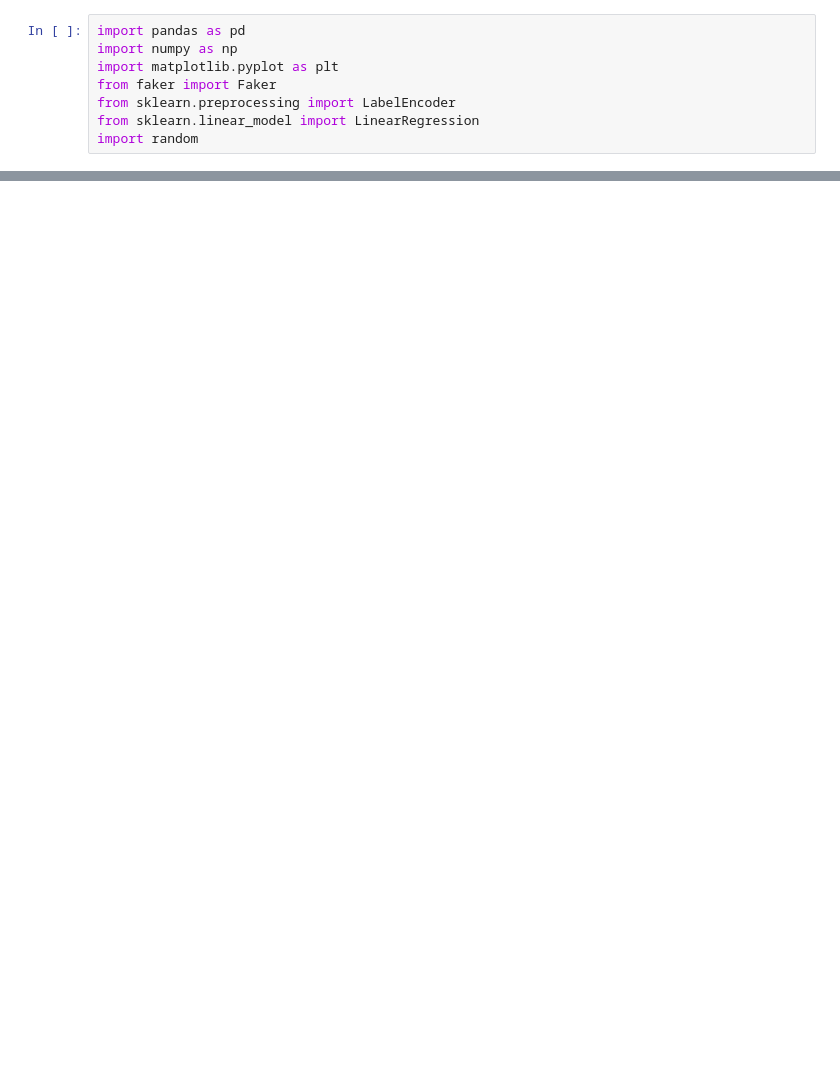
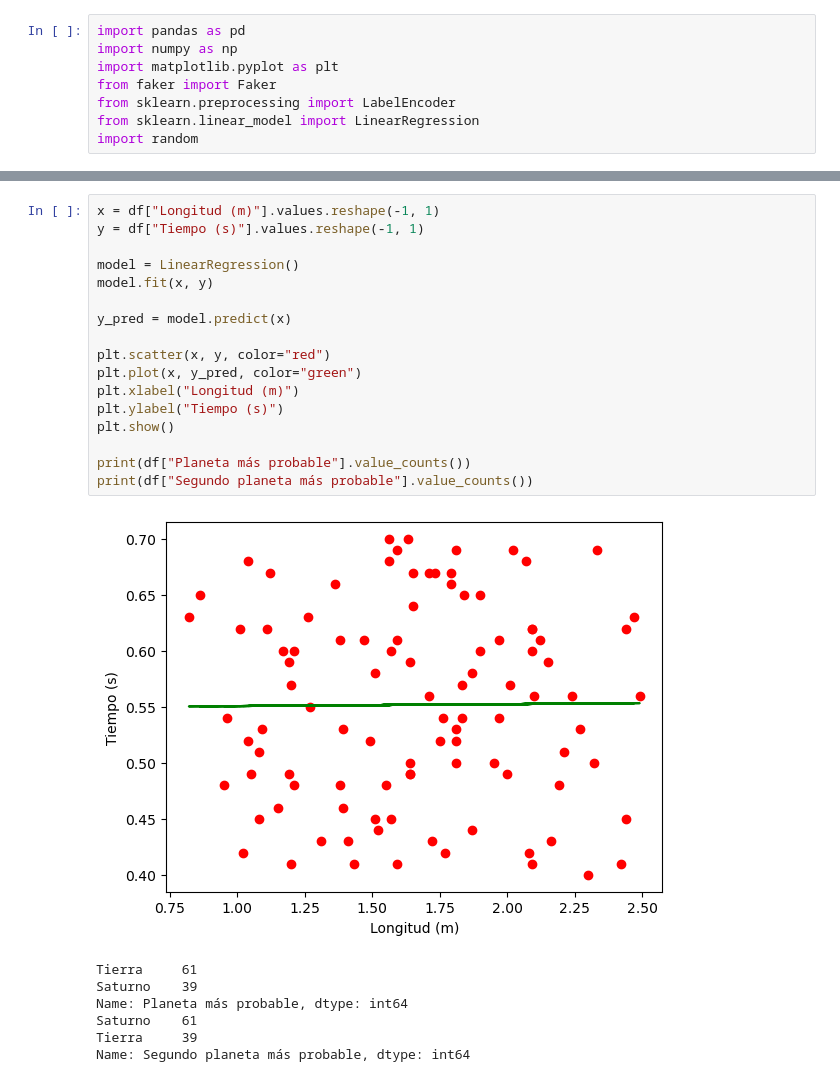
Before and after one commit to Nachosanchezz/Mi-primer-dataset, a Jupyter notebook: Ejercicio.ipynb, the cells around one changed output, grey strips where cells are left out. Drawn from its saved outputs; the diff is of its cells as text; blank space fills up the shorter version.

```diff
--- a/Ejercicio.ipynb
+++ b/Ejercicio.ipynb
@@ -47,0 +77,25 @@ print(df.corr())
+# %%
+x = df["Longitud (m)"].values.reshape(-1, 1)
+y = df["Tiempo (s)"].values.reshape(-1, 1)
+
+model = LinearRegression()
+model.fit(x, y)
+
+y_pred = model.predict(x)
+
+plt.scatter(x, y, color="red")
+plt.plot(x, y_pred, color="green")
+plt.xlabel("Longitud (m)")
+plt.ylabel("Tiempo (s)")
+plt.show()
+
+print(df["Planeta más probable"].value_counts())
+print(df["Segundo planeta más probable"].value_counts())
+# %% [output]
+[figure, added]
+Tierra     61
+Saturno    39
+Name: Planeta más probable, dtype: int64
+Saturno    61
+Tierra     39
+Name: Segundo planeta más probable, dtype: int64
```
Also changed, not shown: parts of 1 cell of this notebook.
